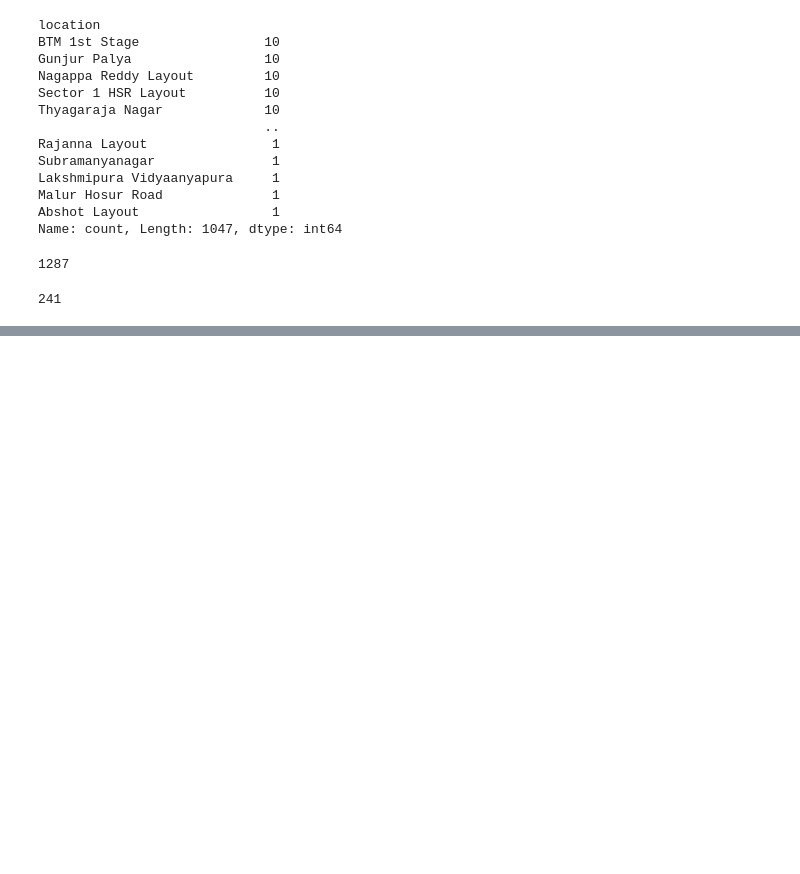
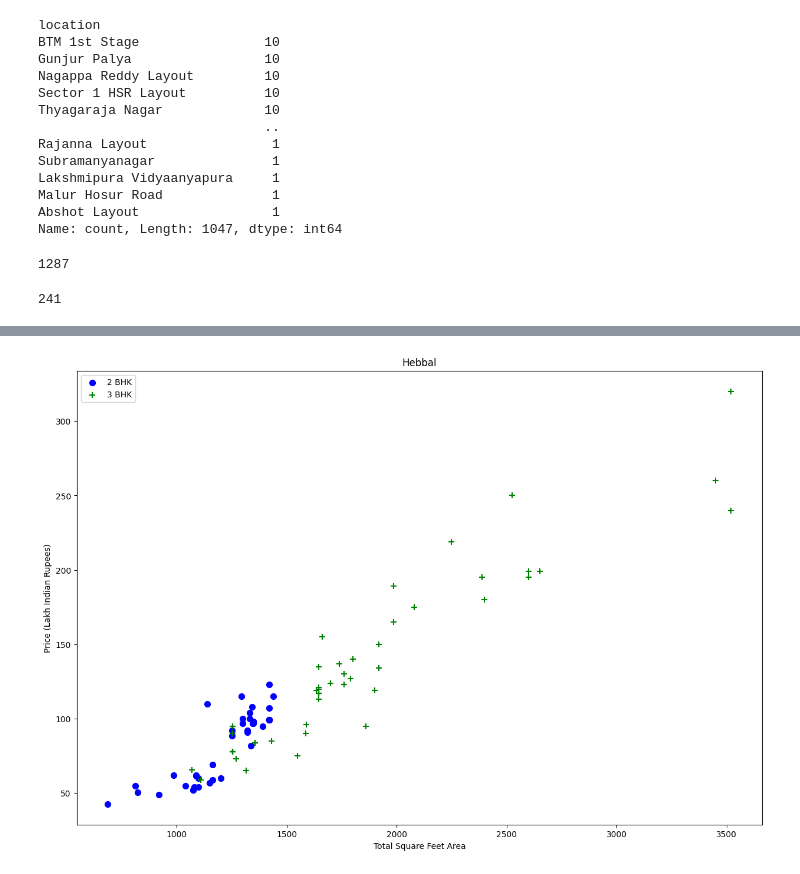
Before and after one commit to PrasadKanakgiri/Real-Estate-Price-Prediction, a Jupyter notebook: Real Estate Project.ipynb, the cells around one changed output, grey strips where cells are left out. Drawn from its saved outputs; the diff is of its cells as text; code cells hidden in the pictures; blank space fills up the shorter version.

```diff
--- a/Real Estate Project.ipynb
+++ b/Real Estate Project.ipynb
@@ -252,0 +335,4 @@ len(df5.location.unique())
+# %%
+plot_scatter_chart(df7,"Hebbal")
+# %% [output]
+[figure, added]
```
Also changed, not shown: parts of 26 cells of this notebook.
